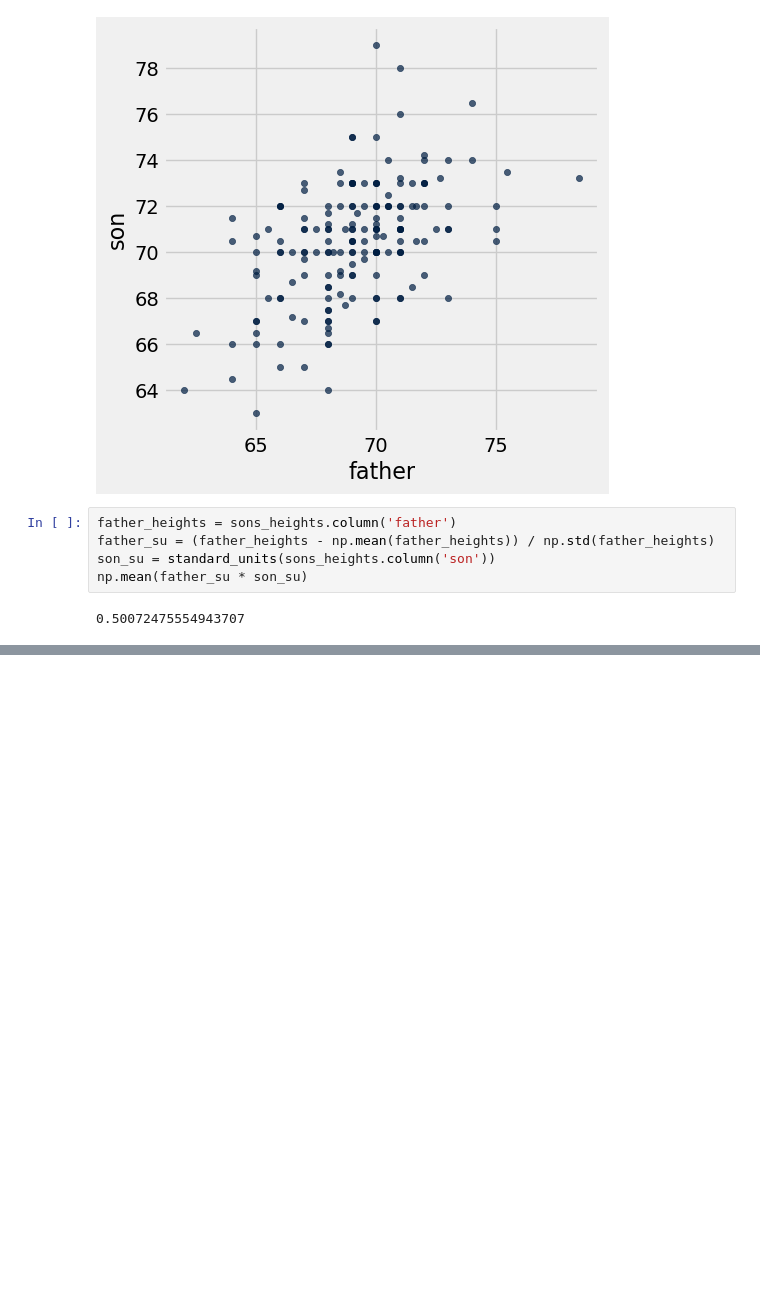
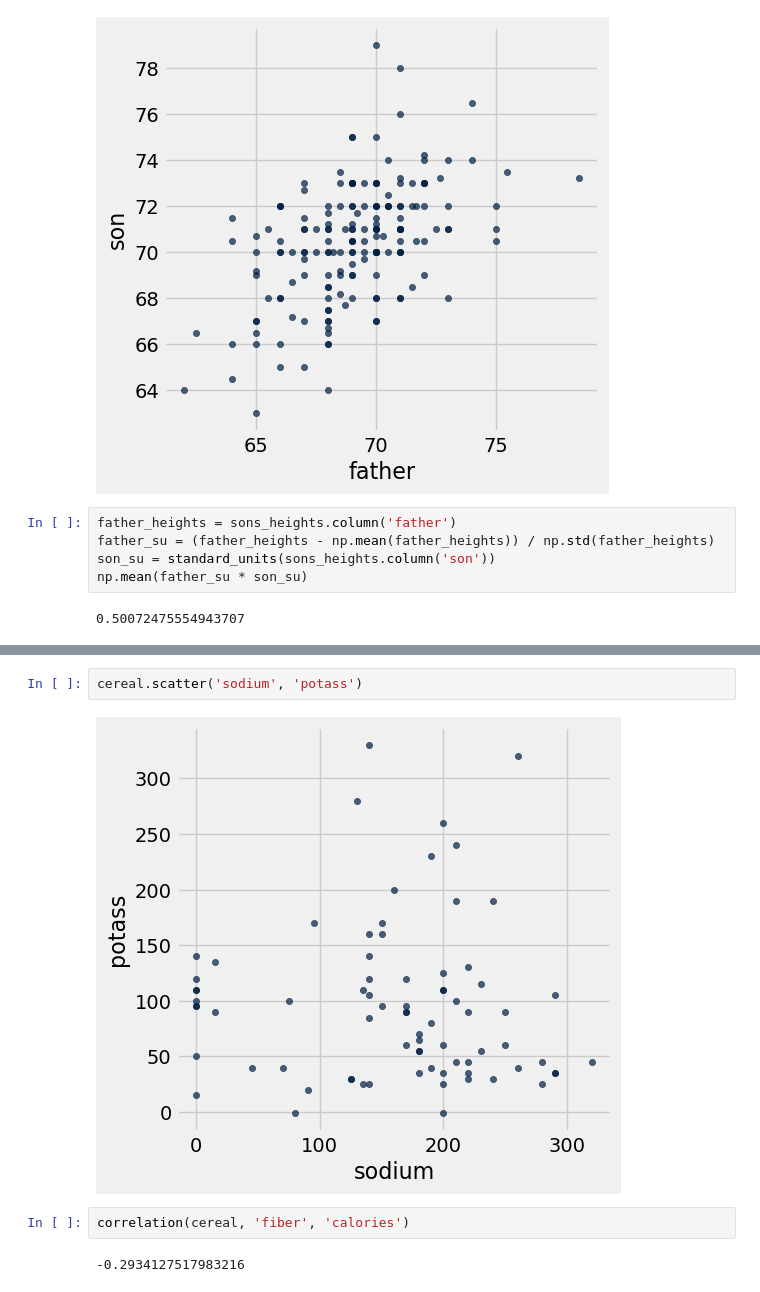
Before and after one commit to lawtonsclass/f25-code-from-class, a Jupyter notebook: data8/ch15.ipynb, the cells around one changed output, grey strips where cells are left out. Saved outputs shown, nothing was run; the diff lists cells and outputs as text; blank space fills up the shorter version.

```diff
--- a/data8/ch15.ipynb
+++ b/data8/ch15.ipynb
@@ -355,0 +400,8 @@ np.mean(father_su * son_su)
+# %%
+cereal.scatter('sodium', 'potass')
+# %% [output]
+[figure, added]
+# %%
+correlation(cereal, 'fiber', 'calories')
+# %% [output]
+-0.2934127517983216
```
Also changed, not shown: parts of 48 cells of this notebook.
